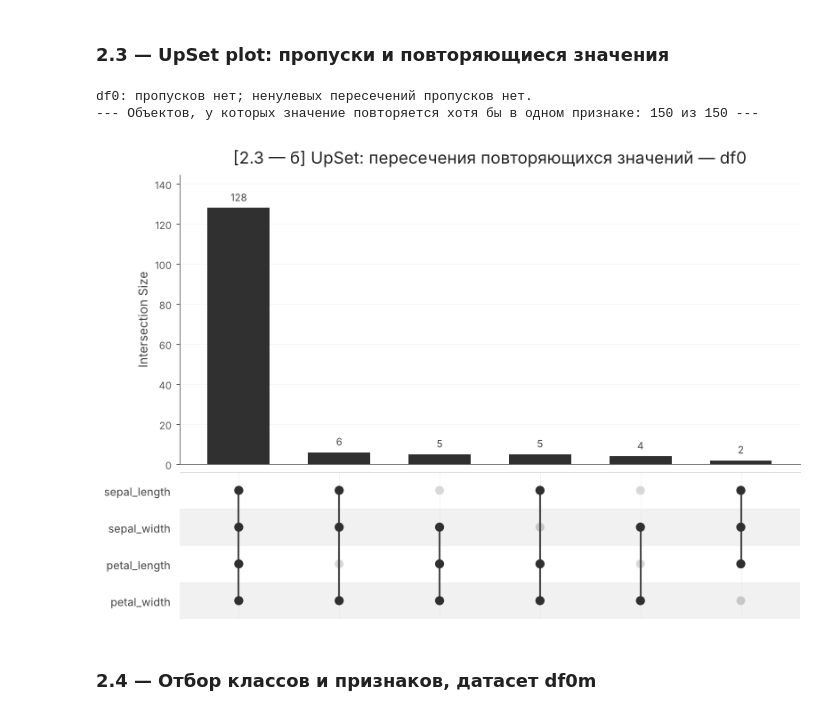
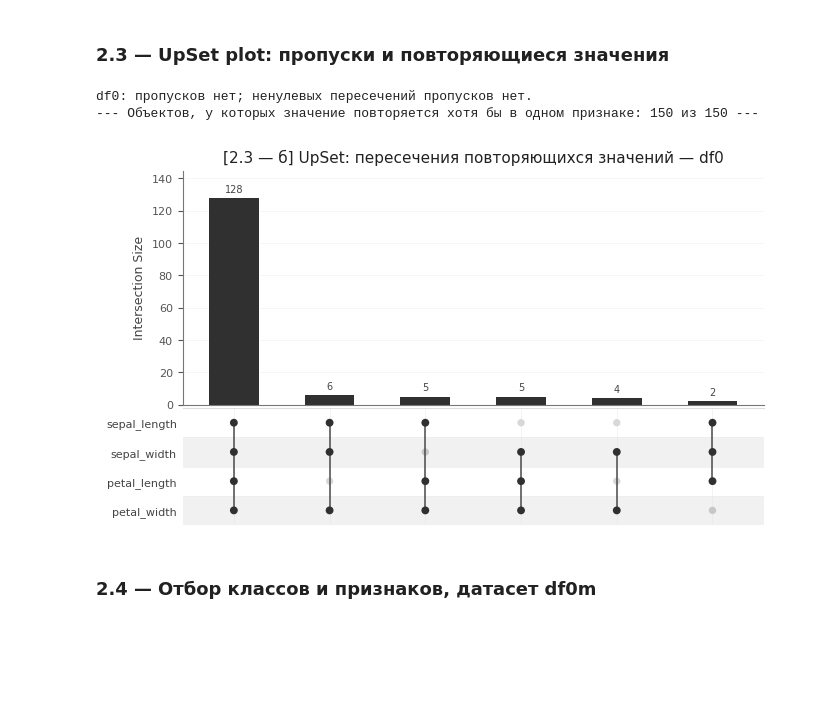
Before and after one commit to levcool12/tsr, a Jupyter notebook: tr02/t02.ipynb, the cells around one changed output. Saved outputs shown, nothing was run; the diff lists cells and outputs as text; code cells hidden in the pictures; blank space fills up the shorter version.

Commit message:
compacted upset plots

```diff
--- a/tr02/t02.ipynb
+++ b/tr02/t02.ipynb
@@ -156,13 +156,13 @@ def upset_plot_from_indicators(indicators, title, min_count=1):
     # Высота матрицы увеличивается вместе с числом признаков,
     # а ширина — с количеством комбинаций.
     fig = plt.figure(
-        figsize=(max(10, 0.62 * len(counts) + 3), 7.2),
+        figsize=(max(7.5, 0.34 * len(counts) + 2.2), 4.6),
         facecolor='white'
     )
     gs = fig.add_gridspec(
         2, 1,
-        height_ratios=[3.25, 1.65],
-        hspace=0.035
+        height_ratios=[2.5, 1.25],
+        hspace=0.02
     )
     ax_bar = fig.add_subplot(gs[0])
     ax_mat = fig.add_subplot(gs[1], sharex=ax_bar)
@@ -171,7 +171,7 @@ def upset_plot_from_indicators(indicators, title, min_count=1):
     bar_color = '#303030'
     ax_bar.bar(
         x, counts['count'],
-        width=0.62,
+        width=0.52,
         color=bar_color,
         edgecolor='none',
         linewidth=0
@@ -186,26 +186,26 @@ def upset_plot_from_indicators(indicators, title, min_count=1):
             j, value + ymax * 0.018,
             str(int(value)),
             ha='center', va='bottom',
-            fontsize=9, color='#444444'
+            fontsize=7, color='#444444'
         )
 
     ax_bar.set_ylabel(
         'Intersection Size',
-        fontsize=11,
+        fontsize=9,
         color='#444444'
     )
     ax_bar.set_title(
         title,
-        fontsize=15,
+        fontsize=11,
         color='#222222',
-        pad=10
+        pad=6
     )
 
     ax_bar.spines['top'].set_visible(False)
     ax_bar.spines['right'].set_visible(False)
     ax_bar.spines['left'].set_color('#777777')
     ax_bar.spines['bottom'].set_color('#777777')
-    ax_bar.tick_params(axis='y', colors='#555555', labelsize=9)
+    ax_bar.tick_params(axis='y', colors='#555555', labelsize=8)
     ax_bar.tick_params(axis='x', bottom=False, labelbottom=False)
     ax_bar.grid(axis='y', linestyle='-', linewidth=0.6, alpha=0.13)
     ax_bar.set_axisbelow(True)
@@ -263,7 +263,7 @@ def upset_plot_from_indicators(indicators, title, min_count=1):
             )
             ax_mat.scatter(
                 j, i,
-                s=62,
+                s=28,
                 marker='o',
                 facecolor=point_color,
                 edgecolor='none',
@@ -276,7 +276,7 @@ def upset_plot_from_indicators(indicators, title, min_count=1):
             ax_mat.scatter(
                 [j] * len(active),
                 active,
-                s=67,
+                s=32,
                 marker='o',
                 facecolor=active_color,
                 edgecolor='none',
@@ -290,7 +290,7 @@ def upset_plot_from_indicators(indicators, title, min_count=1):
                     [j, j],
                     [min(active), max(active)],
                     color=connector_color,
-                    linewidth=1.7,
+                    linewidth=1.1,
                     solid_capstyle='round',
                     zorder=3
                 )
@@ -298,7 +298,7 @@ def upset_plot_from_indicators(indicators, title, min_count=1):
     ax_mat.set_yticks(range(len(features)))
     ax_mat.set_yticklabels(
         features,
-        fontsize=10,
+        fontsize=8,
         color='#444444'
     )
     ax_mat.set_ylim(
@@ -318,7 +318,7 @@ def upset_plot_from_indicators(indicators, title, min_count=1):
     ax_mat.spines['right'].set_visible(False)
 
     ax_mat.tick_params(axis='x', bottom=False, top=False, length=0)
-    ax_mat.tick_params(axis='y', left=False, length=0, pad=8)
+    ax_mat.tick_params(axis='y', left=False, length=0, pad=4)
 
     ax_mat.grid(
         axis='x',
@@ -329,7 +329,7 @@ def upset_plot_from_indicators(indicators, title, min_count=1):
     )
     ax_mat.set_axisbelow(True)
 
-    plt.tight_layout()
+    plt.tight_layout(pad=0.5)
     plt.show()
 
 
@@ -337,34 +337,34 @@ def plot_upset_missing_and_repeats(df, dataset_name='df0', section='2.3'):
     """(а) пересечения пропусков по признакам; (б) пересечения повторяющихся значений
     (значение встречается в признаке более одного раза) по количественным признакам."""
     num_cols = df.select_dtypes(include=[np.number]).columns.tolist()
 
     # (а) пропуски — по всем столбцам датасета (кроме столбца класса)
     miss_cols = [c for c in df.columns if c != CLASS_COL]
     missing = df[miss_cols].isna()
     if missing.any().any():
         upset_plot_from_indicators(
             missing,
             f'[{section} — а] UpSet: пересечения пропусков — {dataset_name}'
         )
     else:
         print(f'{dataset_name}: пропусков нет; ненулевых пересечений пропусков нет.')
 
     # (б) повторы внутри признака (NaN повтором не считаем)
     repeats = pd.DataFrame({
         c: df[c].duplicated(keep=False) & df[c].notna() for c in num_cols
     })
     print(f'--- Объектов, у которых значение повторяется хотя бы в одном признаке: '
           f'{int(repeats.any(axis=1).sum())} из {len(df)} ---')
     upset_plot_from_indicators(
         repeats,
         f'[{section} — б] UpSet: пересечения повторяющихся значений — {dataset_name}'
     )
 
 plot_upset_missing_and_repeats(df0, dataset_name='df0')
 # %% [output]
 df0: пропусков нет; ненулевых пересечений пропусков нет.
 --- Объектов, у которых значение повторяется хотя бы в одном признаке: 150 из 150 ---
-[figure, old version]
+[figure, new version]
 # %% [markdown]
 ### 2.4 — Отбор классов и признаков, датасет df0m
 # %%
```
Also changed, not shown: parts of 7 cells of this notebook.
